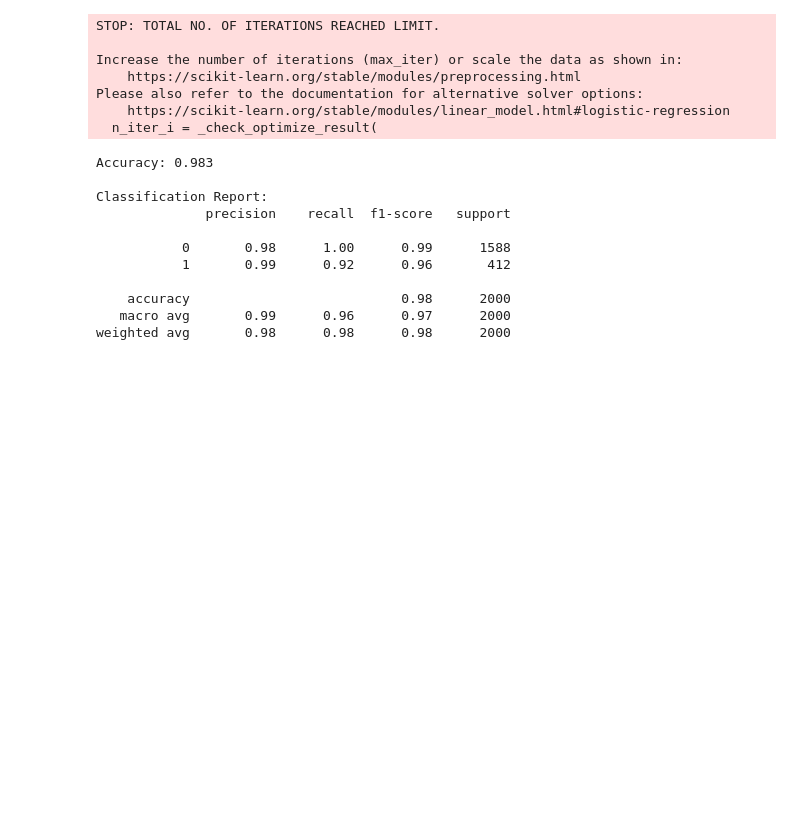
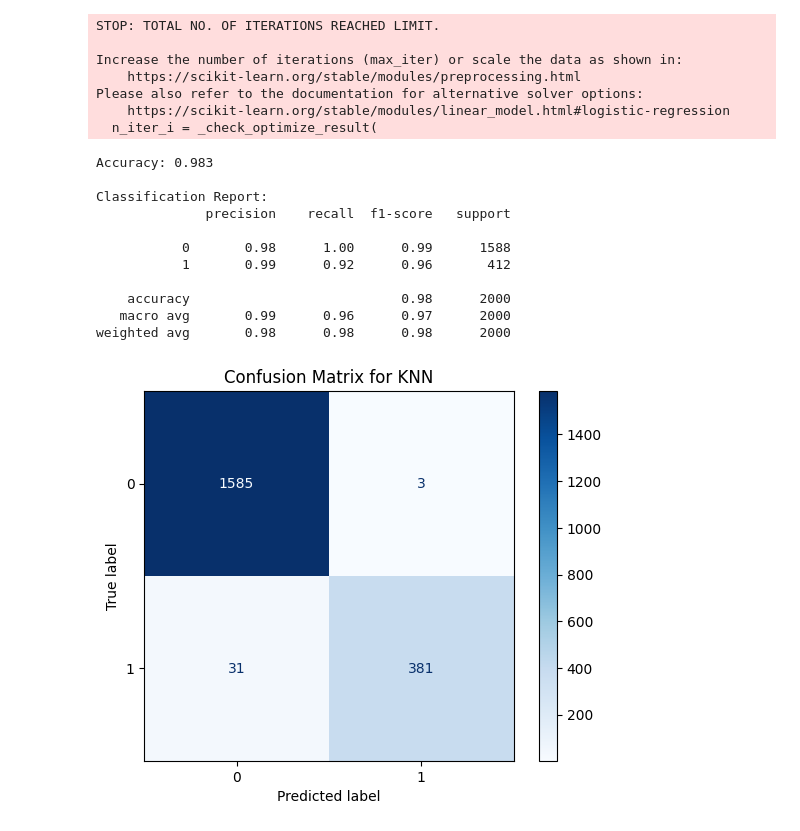
Before and after one commit to AmirJamalian/python-ml-deploy, a Jupyter notebook: notebooks/Py4DS_EDA_Model.ipynb, the cells around one changed output. Drawn from its saved outputs; the diff is of its cells as text; code cells hidden in the pictures; blank space fills up the shorter version.

```diff
--- a/notebooks/Py4DS_EDA_Model.ipynb
+++ b/notebooks/Py4DS_EDA_Model.ipynb
@@ -216,4 +218,11 @@ Classification Report:
     accuracy                           0.98      2000
    macro avg       0.99      0.96      0.97      2000
 weighted avg       0.98      0.98      0.98      2000
+# %%
+# رسم ماتریس اغما
+ConfusionMatrixDisplay.from_predictions(y_test, y_pred, cmap=plt.cm.Blues)
+plt.title("Confusion Matrix for KNN")
+plt.show()
+# %% [output]
+[figure, added]
 # %%
```
Also changed, not shown: parts of 5 cells of this notebook.
